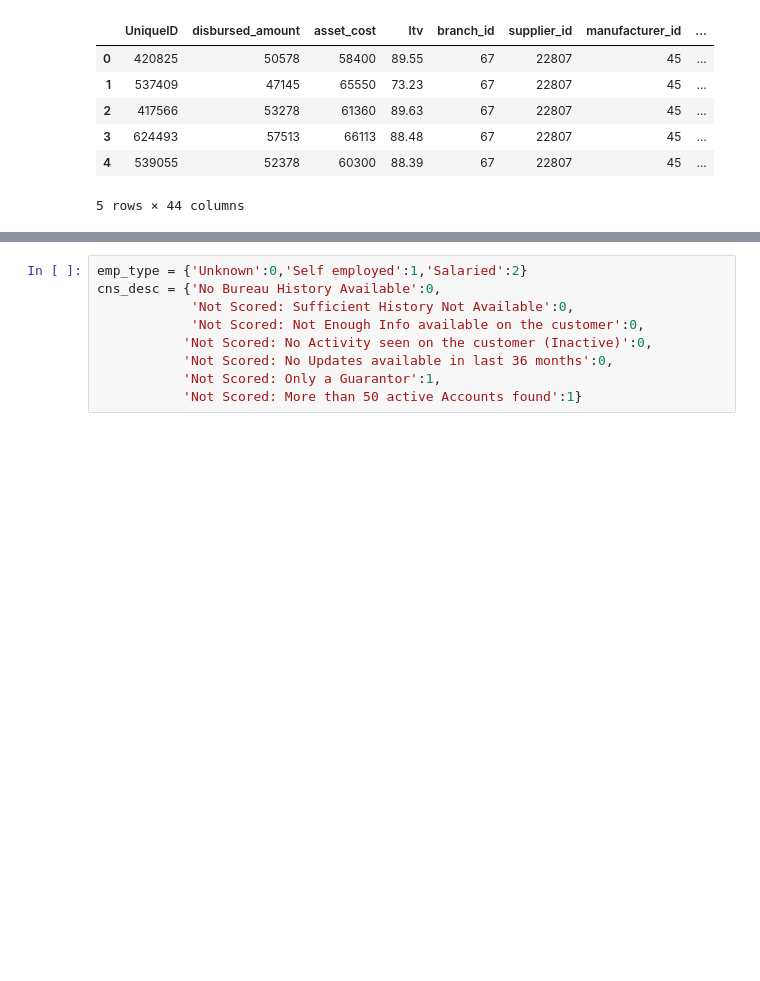
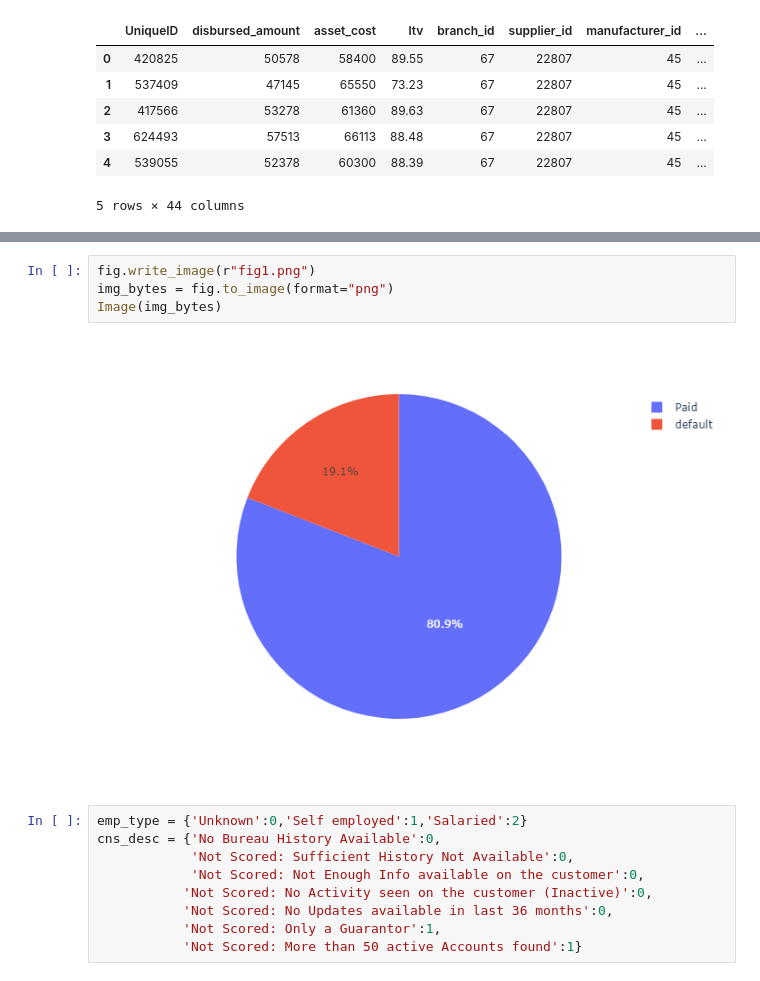
Before and after one commit to kavinsrinaath/Vehicle_Loan_Default_Prediction, a Jupyter notebook: Notebooks/junk.ipynb, the cells around one changed output, grey strips where cells are left out. Saved outputs shown, nothing was run; the diff lists cells and outputs as text; blank space fills up the shorter version.

```diff
--- a/Notebooks/junk.ipynb
+++ b/Notebooks/junk.ipynb
@@ -43,6 +44,12 @@ fig = px.pie(df, names='labels')
 fig.show()
 # %% [output]
 [interactive output not drawn]
+# %%
+fig.write_image(r"fig1.png")
+img_bytes = fig.to_image(format="png")
+Image(img_bytes)
+# %% [output]
+[figure, added]
 # %%
 emp_type = {'Unknown':0,'Self employed':1,'Salaried':2}
 cns_desc = {'No Bureau History Available':0,
```
Also changed, not shown: parts of 1 cell of this notebook, 1 other file.
